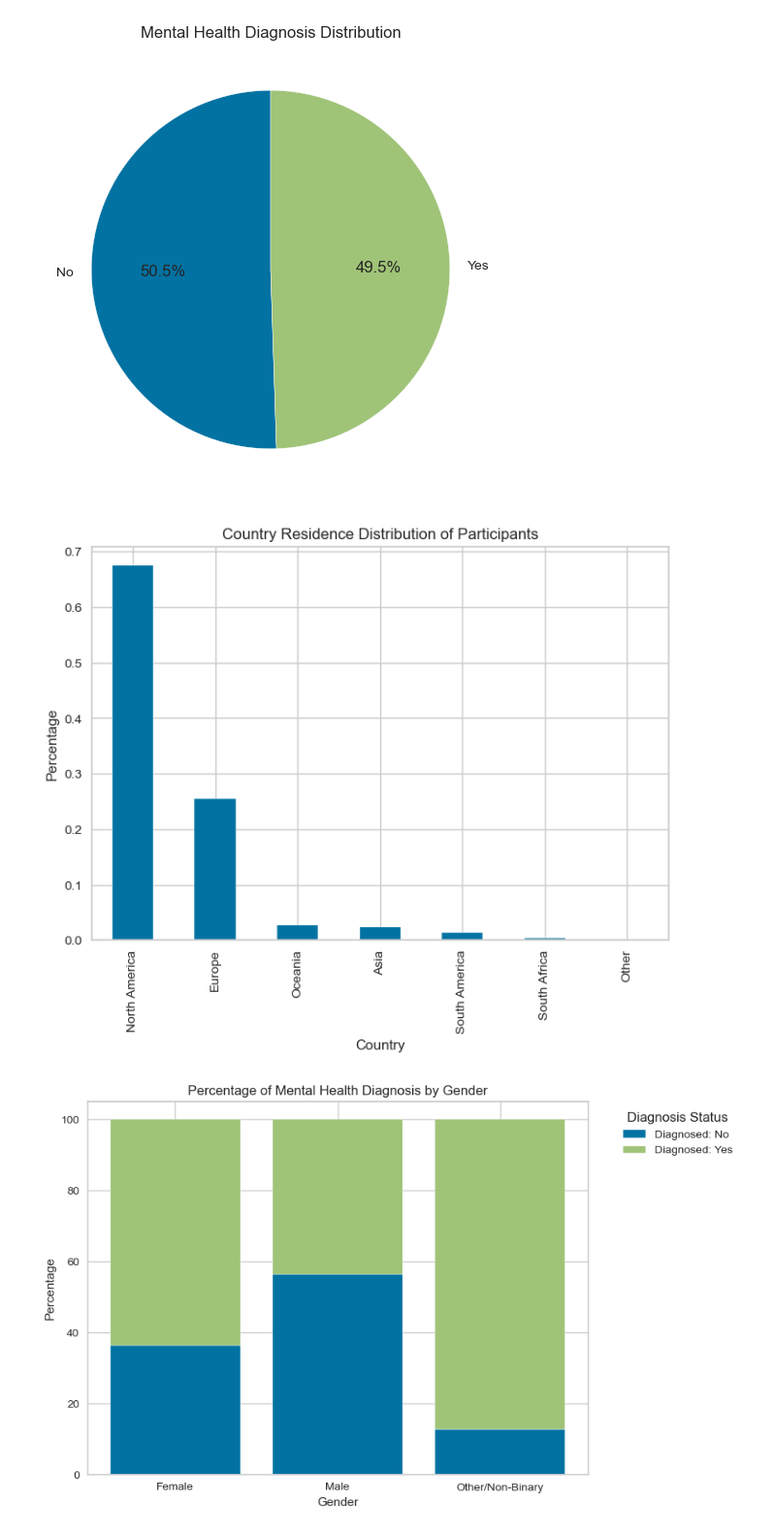
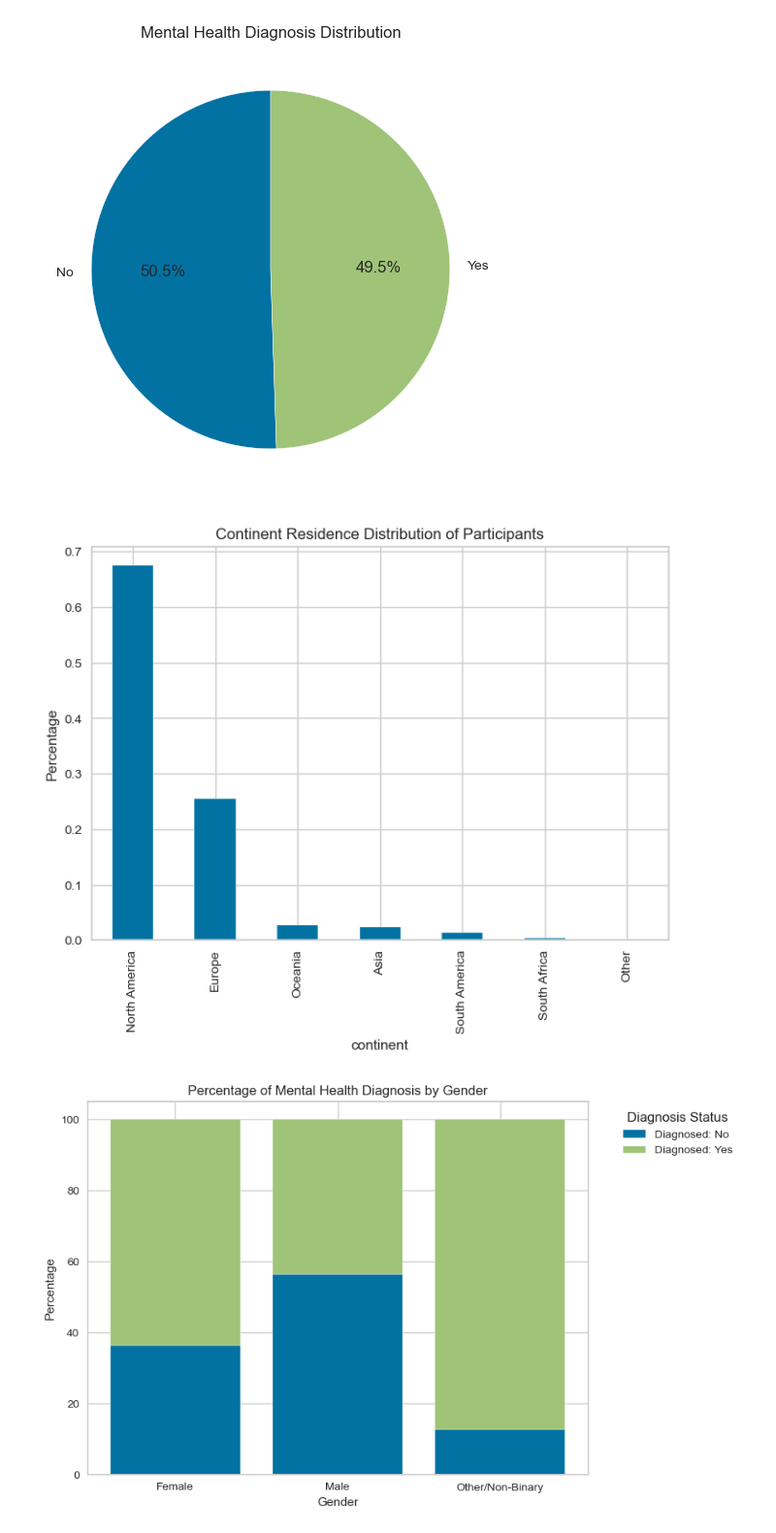
Before and after one commit to AlexandraFaria/UnsupervisedLearningTask1Project, a Jupyter notebook: Task1DataAnalysis.ipynb, the cells around one changed output. Shown at 97% size. Drawn from its saved outputs; the diff is of its cells as text; code cells hidden in the pictures.

Commit message:
Continent

```diff
--- a/Task1DataAnalysis.ipynb
+++ b/Task1DataAnalysis.ipynb
@@ -519,19 +519,19 @@ plt.show()
 [figure]
 [figure]
 # %%
-# Visualize the distribution of country residence based on percentage using a bar chart
+# Visualize the distribution of continent residence based on percentage using a bar chart
 
-# Get the percentage of each country residence
-country_residence_counts = data['country_residence'].value_counts(normalize=True)
+# Get the percentage of each continent residence
+continent_residence_counts = data['continent_residence'].value_counts(normalize=True)
 
 # Plot the bar chart
-country_residence_counts.plot(kind='bar')
-plt.xlabel('Country')
+continent_residence_counts.plot(kind='bar')
+plt.xlabel('continent')
 plt.ylabel('Percentage')
-plt.title('Country Residence Distribution of Participants')
+plt.title('Continent Residence Distribution of Participants')
 plt.show()
 # %% [output]
-[figure, old version]
+[figure, new version]
 # %%
 # Group by gender and 'at any point diagnosed mental health disorder'
 # Creates a DataFrame where gender is the index and 'at any point diagnosed mental health disorder' is the column.
```
Also changed, not shown: parts of 6 cells of this notebook, 2 other files.
